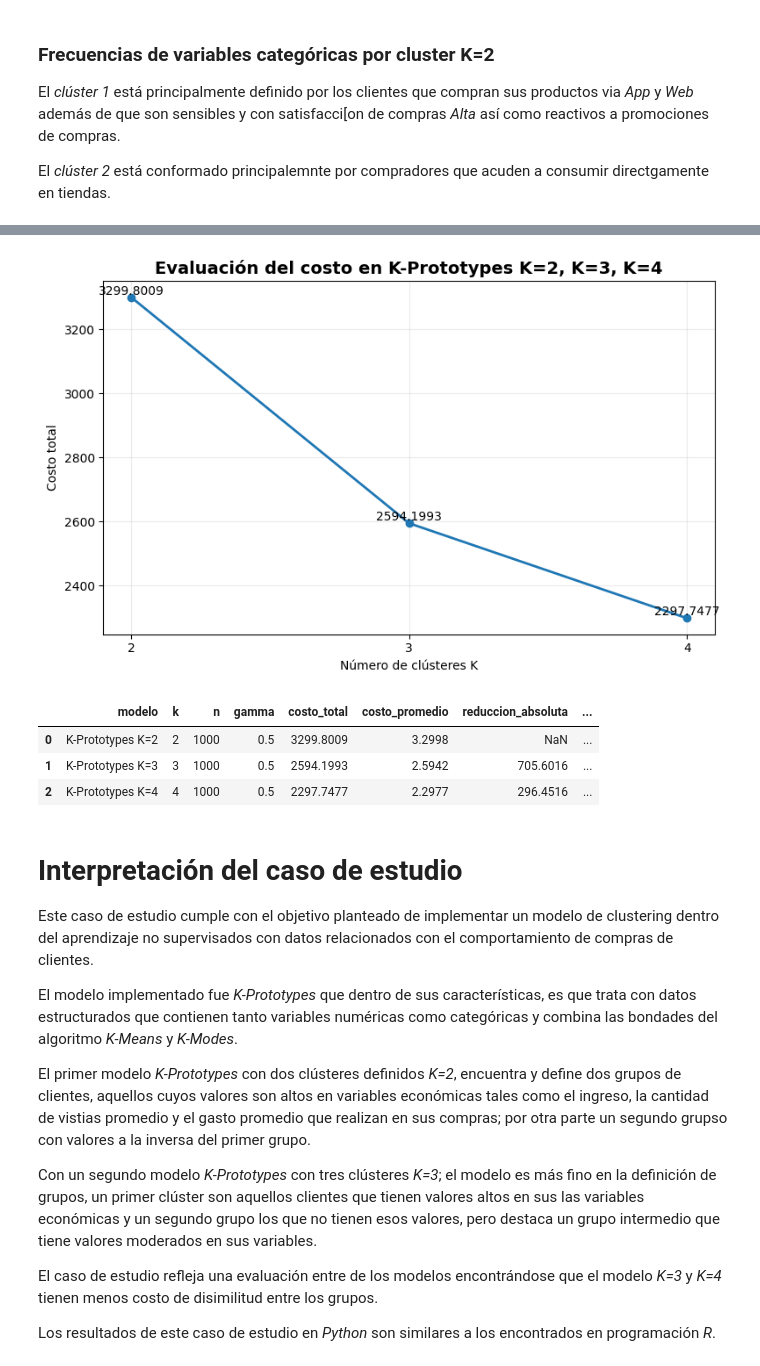
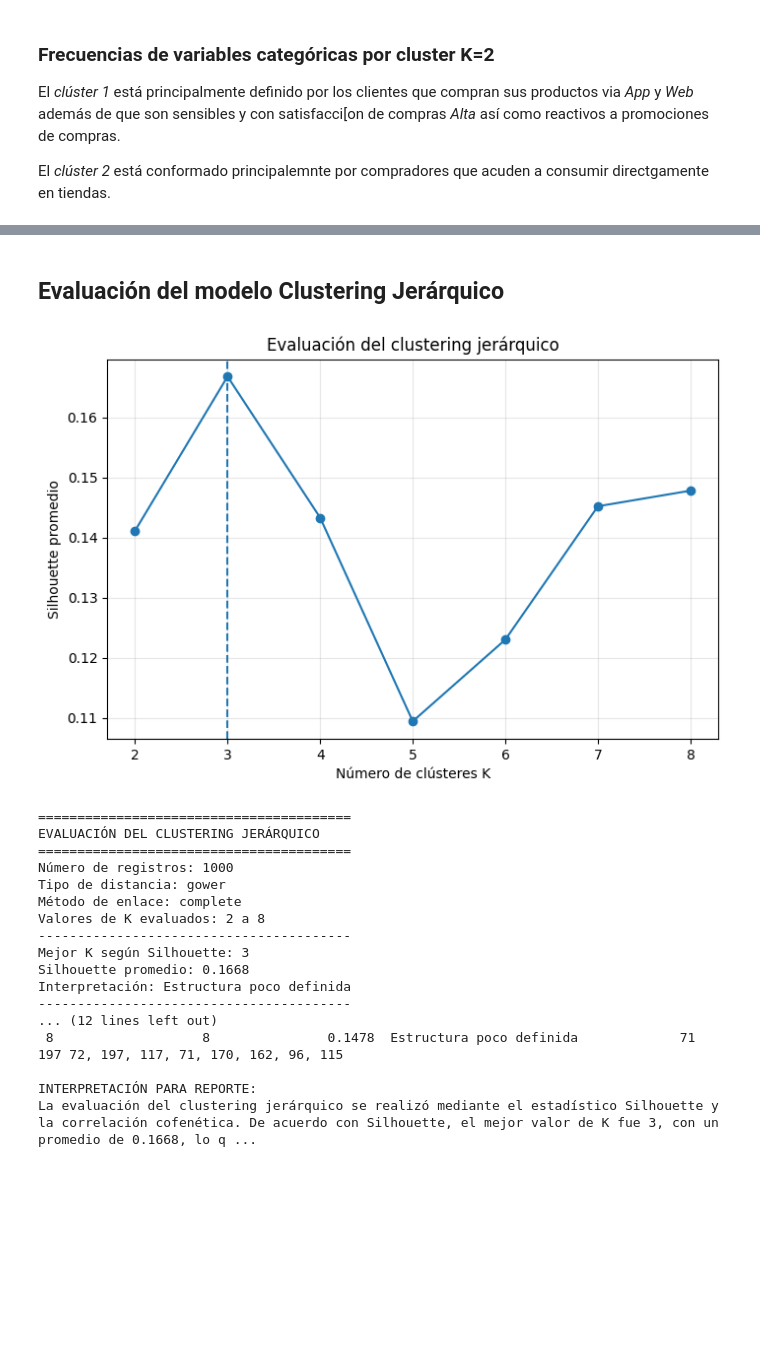
Before and after one commit to rpizarrog/Libro-Aprendizaje-Automatico.-Casos-de-Estudio-con-R-y-Python, a Jupyter notebook: Python NoteBooks/Clustering_Jerarquico_para_datos_de_comportamiento_de_compras_de_clientes.ipynb, the cells around one changed output, grey strips where cells are left out. Saved outputs shown, nothing was run; the diff lists cells and outputs as text; code cells hidden in the pictures; blank space fills up the shorter version.

```diff
--- a/Python NoteBooks/Clustering_Jerarquico_para_datos_de_comportamiento_de_compras_de_clientes.ipynb
+++ b/Python NoteBooks/Clustering_Jerarquico_para_datos_de_comportamiento_de_compras_de_clientes.ipynb
@@ -433,38 +2747,28 @@ La pregunta es: ¿cuántos clústeres definir?, depende de la capacidad de compr
-# %%
-evaluacion_costo_KPrototypes = f_evaluar_costo_KPrototypes(
-    modelos=[
-        modelo_KPrototypesK2,
-        modelo_KPrototypesK3,
-        modelo_KPrototypesK4
-    ],
-    nombres_modelos=[
-        "K-Prototypes K=2",
-        "K-Prototypes K=3",
-        "K-Prototypes K=4"
-    ],
-    graficar=True,
-    titulo="Evaluación del costo en K-Prototypes K=2, K=3, K=4",
-    reemplazar_NA=False
-)
-
-evaluacion_costo_KPrototypes["tabla_costos"]
-# %% [output]
-[figure, removed]
-|  | modelo | k | n | gamma | costo_total | costo_promedio | reduccion_absoluta | ... |
-| 0 | K-Prototypes K=2 | 2 | 1000 | 0.5 | 3299.8009 | 3.2998 | NaN | ... |
-| 1 | K-Prototypes K=3 | 3 | 1000 | 0.5 | 2594.1993 | 2.5942 | 705.6016 | ... |
-| 2 | K-Prototypes K=4 | 4 | 1000 | 0.5 | 2297.7477 | 2.2977 | 296.4516 | ... |
-# %% [markdown]
-# Interpretación del caso de estudio
-
-Este caso de estudio cumple con el objetivo planteado de implementar un modelo de clustering dentro del aprendizaje no supervisados con datos relacionados con el comportamiento de compras de clientes.
-
-El modelo implementado fue *K-Prototypes* que dentro de sus características,  es que trata con datos estructurados que contienen tanto variables numéricas como categóricas y combina las bondades del algoritmo *K-Means* y *K-Modes*.
-
-El primer modelo *K-Prototypes* con dos clústeres definidos *K=2*, encuentra y define dos grupos de clientes, aquellos cuyos valores son altos en variables económicas tales como el ingreso, la cantidad de vistias promedio y el gasto promedio que realizan en sus compras; por otra parte un segundo grupso con valores a la inversa del primer grupo.
-
-Con un segundo modelo *K-Prototypes* con tres clústeres *K=3*; el modelo es más fino en la definición de grupos, un primer clúster son aquellos clientes que tienen valores altos en sus las variables económicas y un segundo grupo los que no tienen esos valores, pero destaca un grupo intermedio que tiene valores moderados en sus variables.
-
-El caso de estudio refleja una evaluación entre de los modelos encontrándose que el modelo *K=3* y *K=4* tienen menos costo de disimilitud entre los grupos.
-
-Los resultados de este caso de estudio en *Python* son similares a los encontrados en programación *R*.
+# %% [markdown]
+## Evaluación del modelo Clustering Jerárquico
+# %%
+evaluacion_CJ = f_evaluacion_clustering_jerarquico(
+    modelo=modelo_CJ,
+    k_min=2,
+    k_max=8,
+    graficar=True
+)
+# %% [output]
+[figure, added]
+========================================
+EVALUACIÓN DEL CLUSTERING JERÁRQUICO
+========================================
+Número de registros: 1000
+Tipo de distancia: gower
+Método de enlace: complete
+Valores de K evaluados: 2 a 8
+----------------------------------------
+Mejor K según Silhouette: 3
+Silhouette promedio: 0.1668
+Interpretación: Estructura poco definida
+----------------------------------------
+... (12 lines left out)
+ 8                   8               0.1478  Estructura poco definida             71            197 72, 197, 117, 71, 170, 162, 96, 115
+
+INTERPRETACIÓN PARA REPORTE:
+La evaluación del clustering jerárquico se realizó mediante el estadístico Silhouette y la correlación cofenética. De acuerdo con Silhouette, el mejor valor de K fue 3, con un promedio de 0.1668, lo q ...
```
Also changed, not shown: parts of 48 cells of this notebook.
